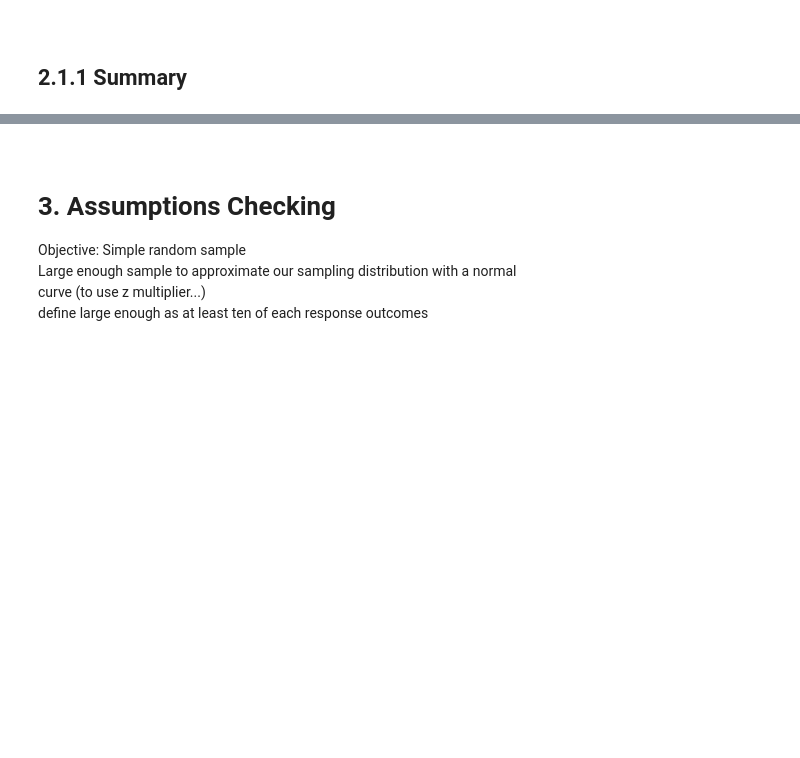
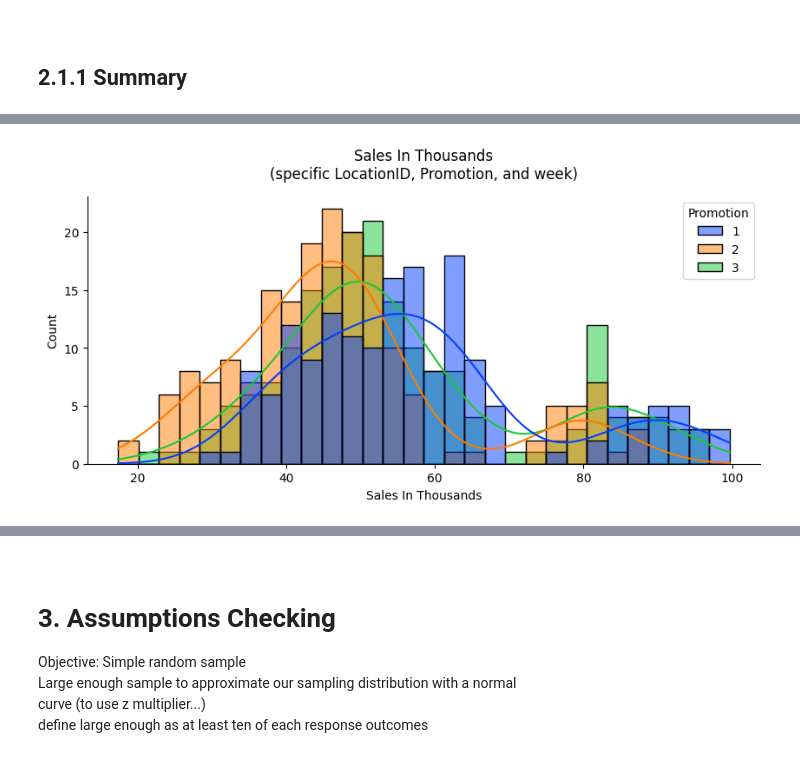
Before and after one commit to CelineChiLamNg/AB-tests, a Jupyter notebook: fast_food.ipynb, the cells around one changed output, grey strips where cells are left out. Saved outputs shown, nothing was run; the diff lists cells and outputs as text; code cells hidden in the pictures; blank space fills up the shorter version.

```diff
--- a/fast_food.ipynb
+++ b/fast_food.ipynb
@@ -251,0 +209,11 @@ fastfood1
+# %%
+plt.figure(figsize=(10, 4))
+sns.histplot(data=fastfood, x='SalesInThousands', hue='Promotion', bins=30,
+             palette=sns.color_palette('bright', n_colors=3), kde=True)
+sns.despine(top=True, right=True, left=False, bottom=False)
+plt.xlabel('Sales In Thousands')
+plt.title('Sales In Thousands\n(specific LocationID, Promotion, and week)',
+          pad=15)
+plt.show()
+# %% [output]
+[figure, added]
```
Also changed, not shown: parts of 13 cells of this notebook, 2 other files.
